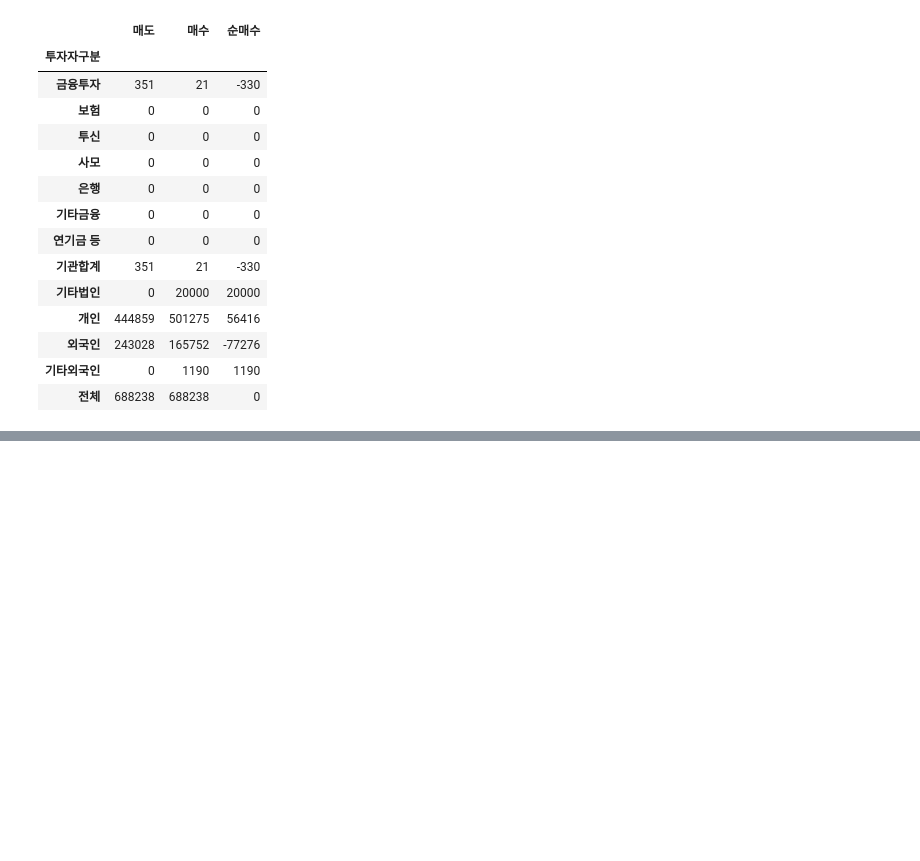
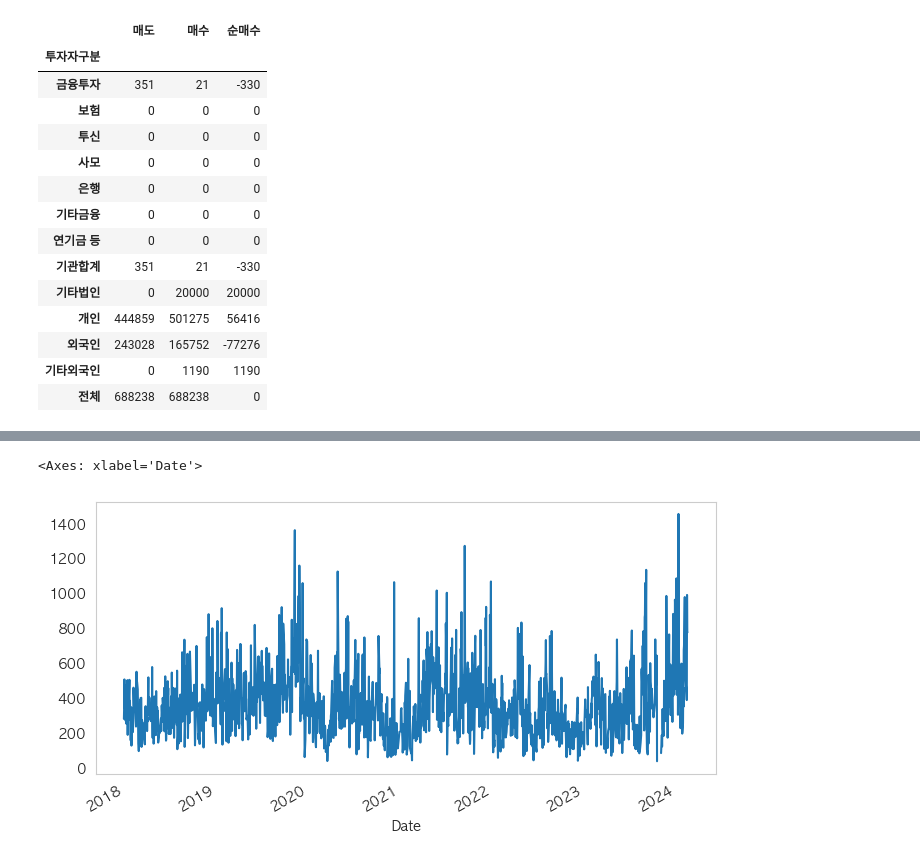
Before and after one commit to Tommylee1013/FinancialMachineLearning, a Jupyter notebook: Advances in Financial Machine Learning/PyKRX.ipynb, the cells around one changed output, grey strips where cells are left out. Saved outputs shown, nothing was run; the diff lists cells and outputs as text; code cells hidden in the pictures; blank space fills up the shorter version.

Commit message:
update volatilites and market depth

```diff
--- a/Advances in Financial Machine Learning/PyKRX.ipynb
+++ b/Advances in Financial Machine Learning/PyKRX.ipynb
@@ -89,0 +112,4 @@ data
+# %%
+market_depth = MarketDepth(np.log(data))
+# %%
+market_depth.fit_daily_data()
@@ -89,0 +130,7 @@ data
+# %%
+market_depth.market_depth.plot(
+    grid = False, figsize = (8, 4)
+)
+# %% [output]
+<Axes: xlabel='Date'>
+[figure, added]
```
Also changed, not shown: parts of 8 cells of this notebook, 6 other files.
